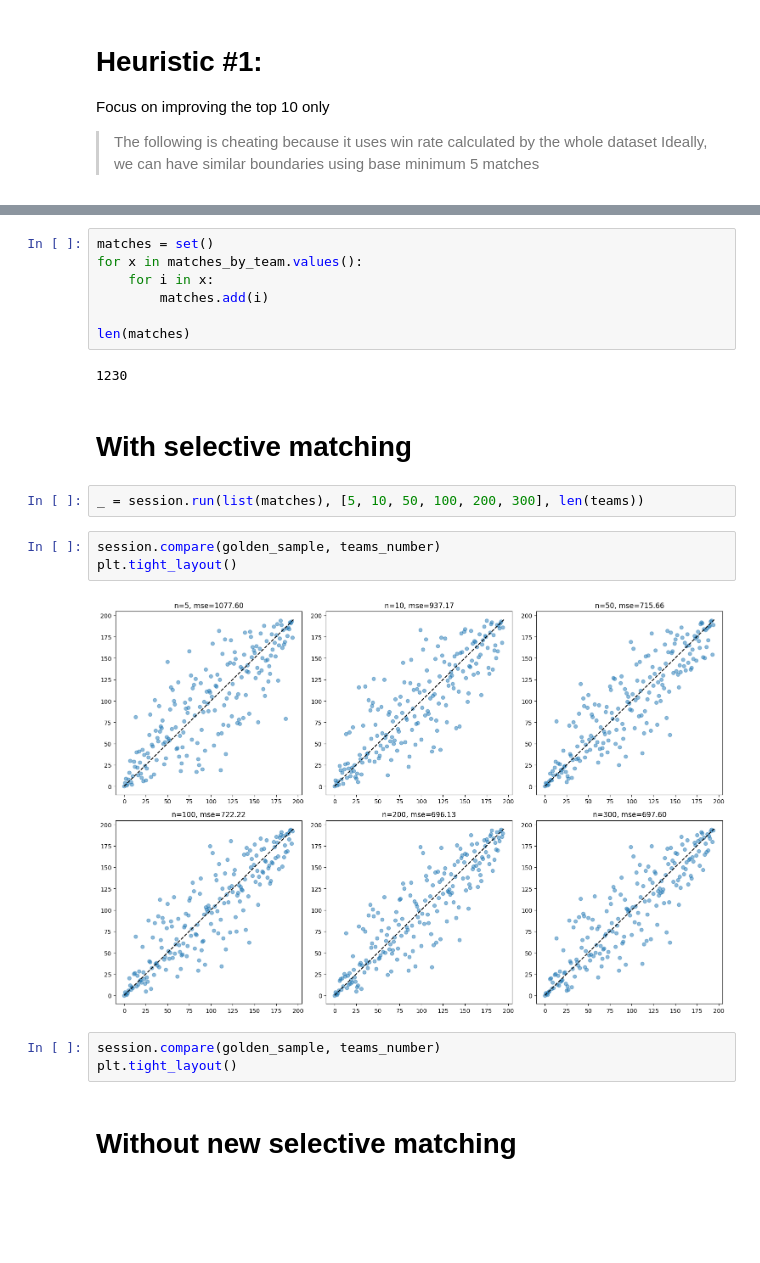
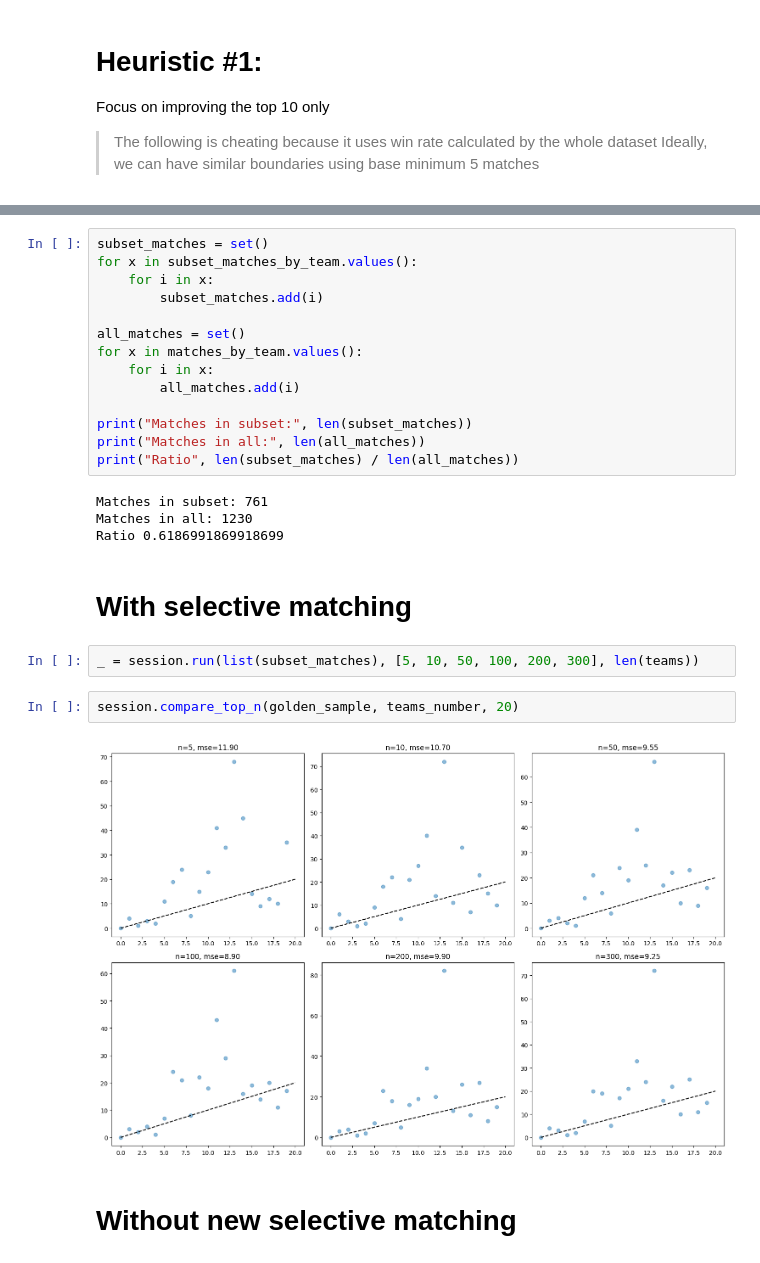
Before and after one commit to b0kch01/graphical-tournament, a Jupyter notebook: basic_wr_heuristic.ipynb, the cells around one changed output, grey strips where cells are left out. Cells and saved outputs as stored; diff of their text form; blank space fills up the shorter version.

Commit message:
better comparison graphing

```diff
--- a/basic_wr_heuristic.ipynb
+++ b/basic_wr_heuristic.ipynb
@@ -154,24 +153,29 @@ Text(0, 0.5, 'Losses')
-# %%
-matches = set()
-for x in matches_by_team.values():
-    for i in x:
-        matches.add(i)
-
-len(matches)
-# %% [output]
-1230
+# %%
+subset_matches = set()
+for x in subset_matches_by_team.values():
+    for i in x:
+        subset_matches.add(i)
+
+all_matches = set()
+for x in matches_by_team.values():
+    for i in x:
+        all_matches.add(i)
+
+print("Matches in subset:", len(subset_matches))
+print("Matches in all:", len(all_matches))
+print("Ratio", len(subset_matches) / len(all_matches))
+# %% [output]
+Matches in subset: 761
+Matches in all: 1230
+Ratio 0.6186991869918699
 # %% [markdown]
 # With selective matching
 # %%
-_ = session.run(list(matches), [5, 10, 50, 100, 200, 300], len(teams))
+_ = session.run(list(subset_matches), [5, 10, 50, 100, 200, 300], len(teams))
 # %%
-session.compare(golden_sample, teams_number)
-plt.tight_layout()
+session.compare_top_n(golden_sample, teams_number, 20)
 # %% [output]
-[figure, old version]
+[figure, new version]
-# %%
-session.compare(golden_sample, teams_number)
-plt.tight_layout()
 # %% [markdown]
 # Without new selective matching
 # %%
```
Also changed, not shown: parts of 5 cells of this notebook, 2 other files.
